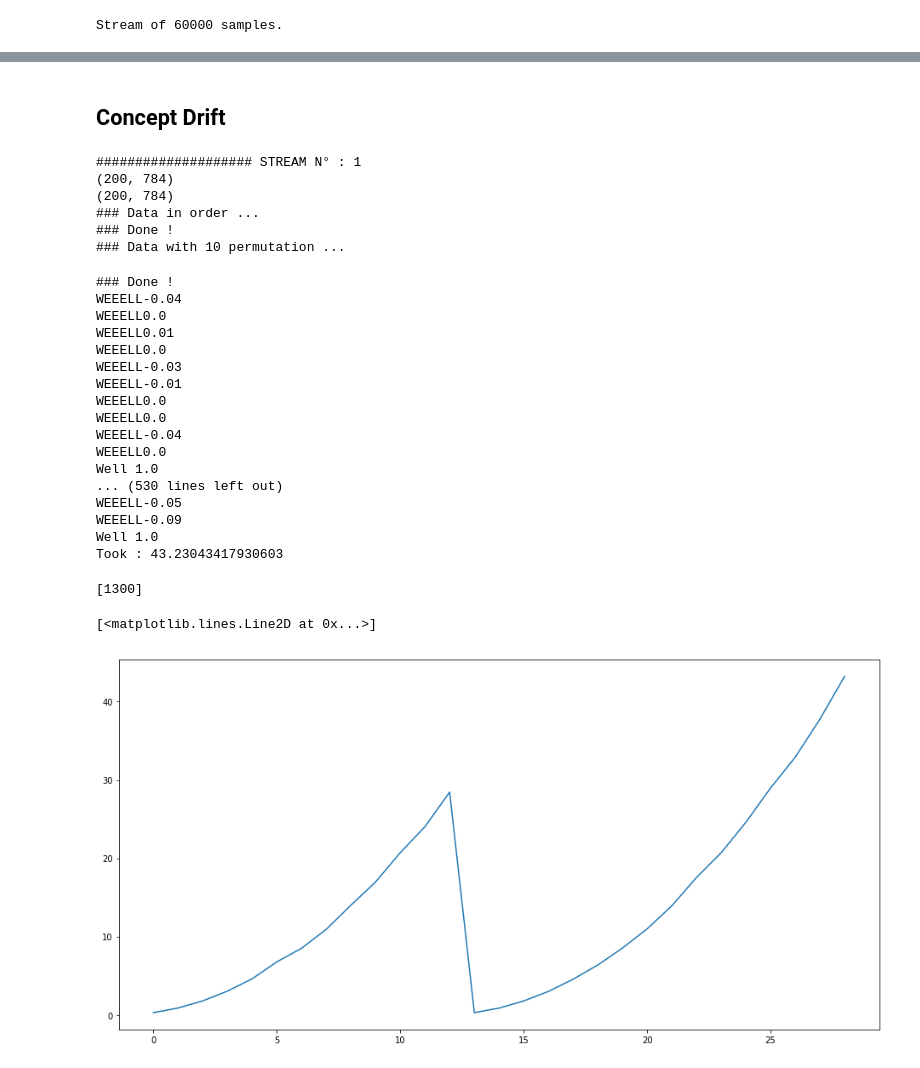
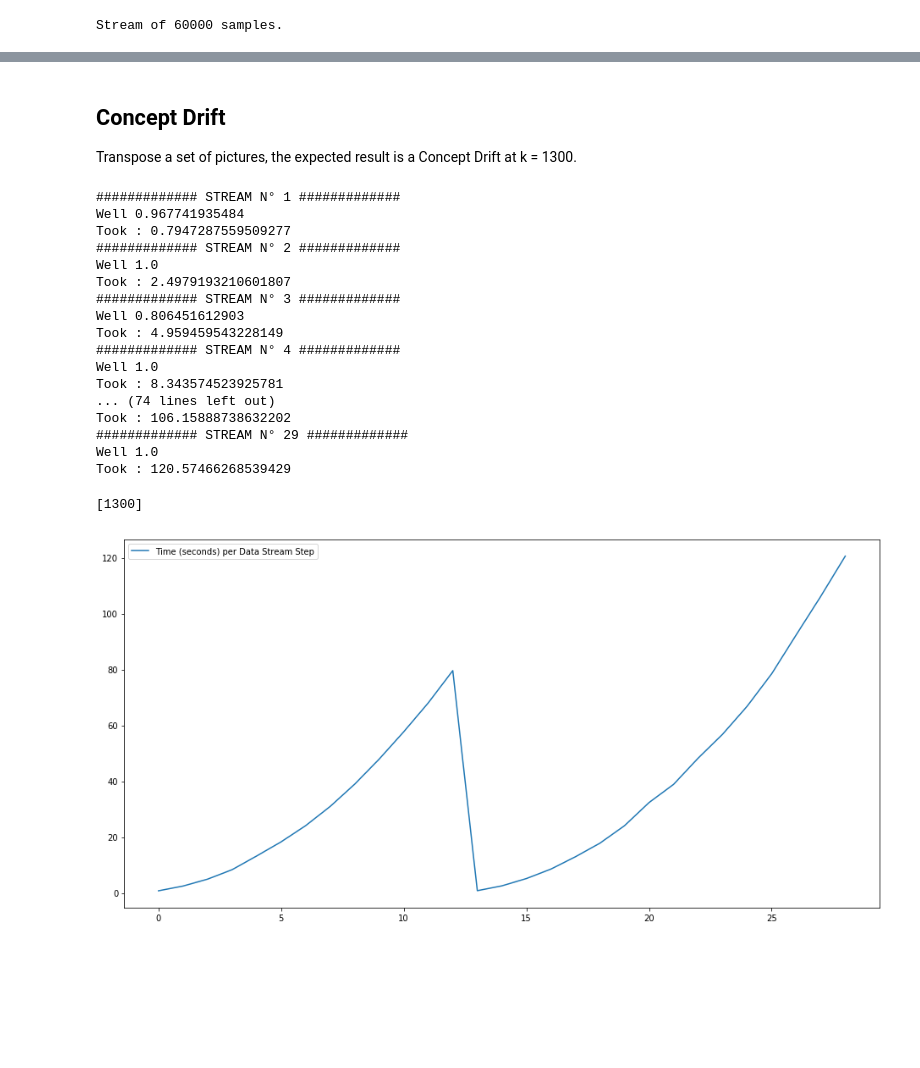
Before and after one commit to Ismailhachimi/Concept-Drift, a Jupyter notebook: main.ipynb, the cells around one changed output, grey strips where cells are left out. Saved outputs shown, nothing was run; the diff lists cells and outputs as text; code cells hidden in the pictures; blank space fills up the shorter version.

```diff
--- a/main.ipynb
+++ b/main.ipynb
@@ -162,9 +16,9 @@ Classes : [ 0.  1.  2.  3.  4.  5.  6.  7.  8.  9.]
 # %%
 # get Stream data
-# Repalce second argument with target_oh in case of use of a model with (hot encoded target values)
-X, _, y, _ = train_test_split(mnist.data, mnist.target.reshape(mnist.target.shape[0], 1), test_size=1/7,
+n, = mnist.target.shape
+X, _, y, _ = train_test_split(mnist.data, mnist.target, test_size=1/7,
                               random_state=42, shuffle=True)
-
+del mnist
 print("Stream of {} samples.".format(X.shape[0]))
 # %% [output]
 Stream of 60000 samples.
@@ -184,40 +32,35 @@ y          ndarray    60000x1: 60000 elems, type `float64`, 480000 bytes (468.75
-# %% [markdown]
-## Concept Drift
+# %% [markdown]
+## Concept Drift
+Transpose a set of pictures, the expected result is a Concept Drift at k = 1300.
 # %%
-X[1300:1400, :] = X[1300:1400, ::-1] +100
+X[1300:1400, :] = X[1300:1400, ::-1]
 # %%
 stream_size = 100
-Stream = DataStream(X[:3000,:], y[:3000,:], size=stream_size)
+Stream = DataStream(X[:3000,:], y[:3000], size=stream_size)
 
 D, times = concept_drift_scheme(window_size=stream_size,
-                                permut=10,
+                                permut=30,
                                 cd_size=0.04,
                                 significance_rate=0.5,
                                 data_stream=Stream)
 # %% [output]
-#################### STREAM N° : 1
-(200, 784)
-(200, 784)
-### Data in order ...
-### Done !
-### Data with 10 permutation ...
+############# STREAM N° 1 #############
+Well 0.967741935484
+Took : 0.7947287559509277
+############# STREAM N° 2 #############
+Well 1.0
+Took : 2.4979193210601807
+############# STREAM N° 3 #############
+Well 0.806451612903
+Took : 4.959459543228149
+############# STREAM N° 4 #############
+Well 1.0
+Took : 8.343574523925781
+... (74 lines left out)
+Took : 106.15888738632202
+############# STREAM N° 29 #############
+Well 1.0
+Took : 120.57466268539429
-### Done !
-WEEELL-0.04
-WEEELL0.0
-WEEELL0.01
-WEEELL0.0
-WEEELL-0.03
-WEEELL-0.01
-WEEELL0.0
-WEEELL0.0
-WEEELL-0.04
-WEEELL0.0
-Well 1.0
-... (530 lines left out)
-WEEELL-0.05
-WEEELL-0.09
-Well 1.0
-Took : 43.23043417930603
 # %%
 D
 # %% [output]
@@ -225,8 +68,8 @@ D
 # %%
 import matplotlib.pyplot as plt
 
 plt.figure(figsize=(16, 8))
-plt.plot(times, label='Time (seconds) per Data Stream')
+plt.plot(times, label='Time (seconds) per Data Stream Step')
+plt.legend();
 # %% [output]
-[<matplotlib.lines.Line2D at 0x...>]
-[figure, old version]
+[figure, new version]
```
Also changed, not shown: parts of 8 cells of this notebook, 1 other file.
